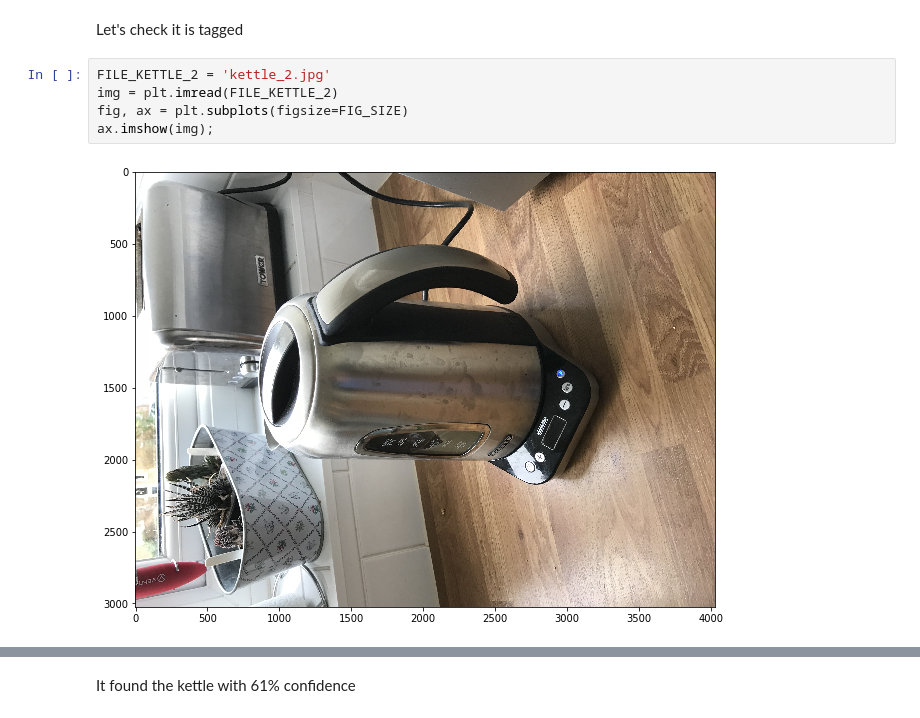
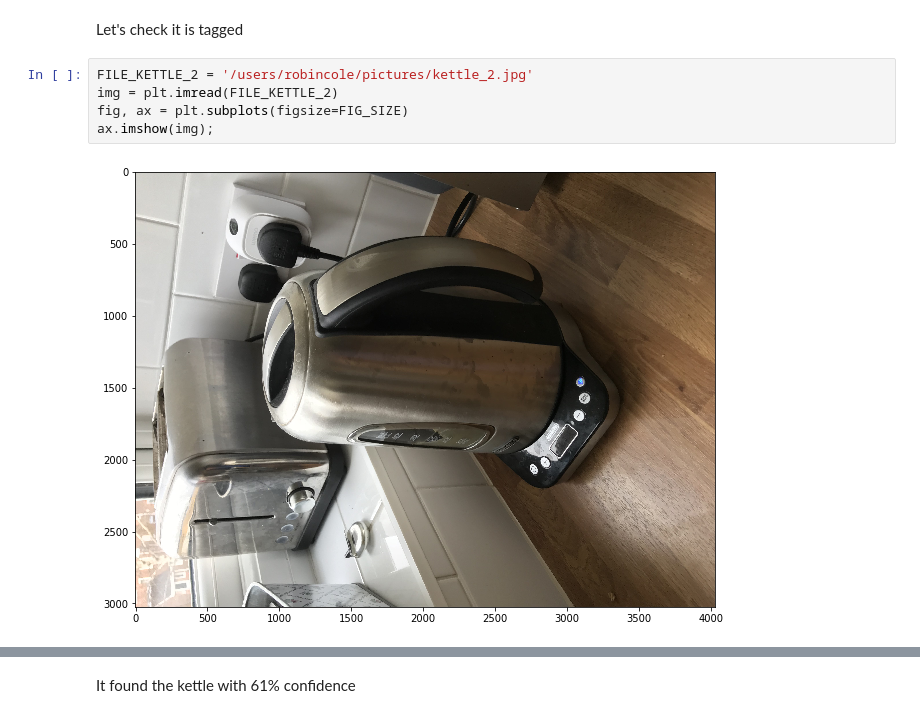
Before and after one commit to robmarkcole/HASS-Machinebox-Tagbox, a Jupyter notebook: Development.ipynb, the cells around one changed output, grey strips where cells are left out. Saved outputs shown, nothing was run; the diff lists cells and outputs as text.

```diff
--- a/Development.ipynb
+++ b/Development.ipynb
@@ -152,12 +140,12 @@ print_json(response)
 # %% [markdown]
 Let's check it is tagged
 # %%
-FILE_KETTLE_2 = 'kettle_2.jpg'
+FILE_KETTLE_2 = '/users/robincole/pictures/kettle_2.jpg'
 img = plt.imread(FILE_KETTLE_2)
 fig, ax = plt.subplots(figsize=FIG_SIZE)
 ax.imshow(img);
 # %% [output]
-[figure, old version]
+[figure, new version]
 # %%
 %%time
 files = {
```
Also changed, not shown: parts of 21 cells of this notebook, 1 other file.
